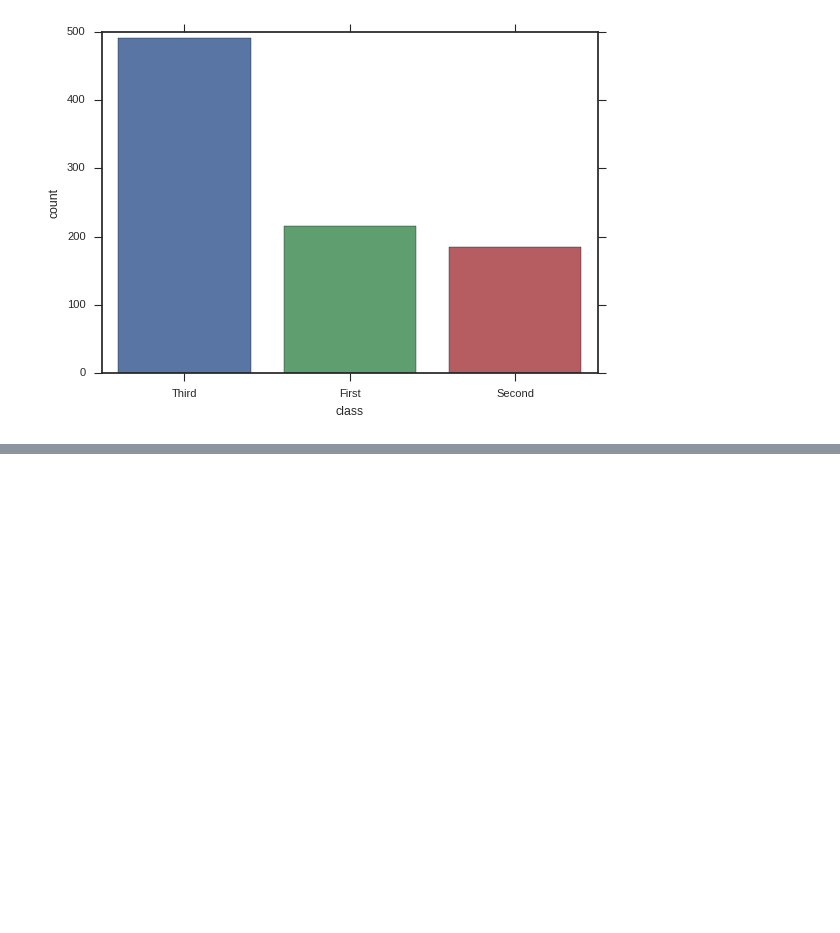
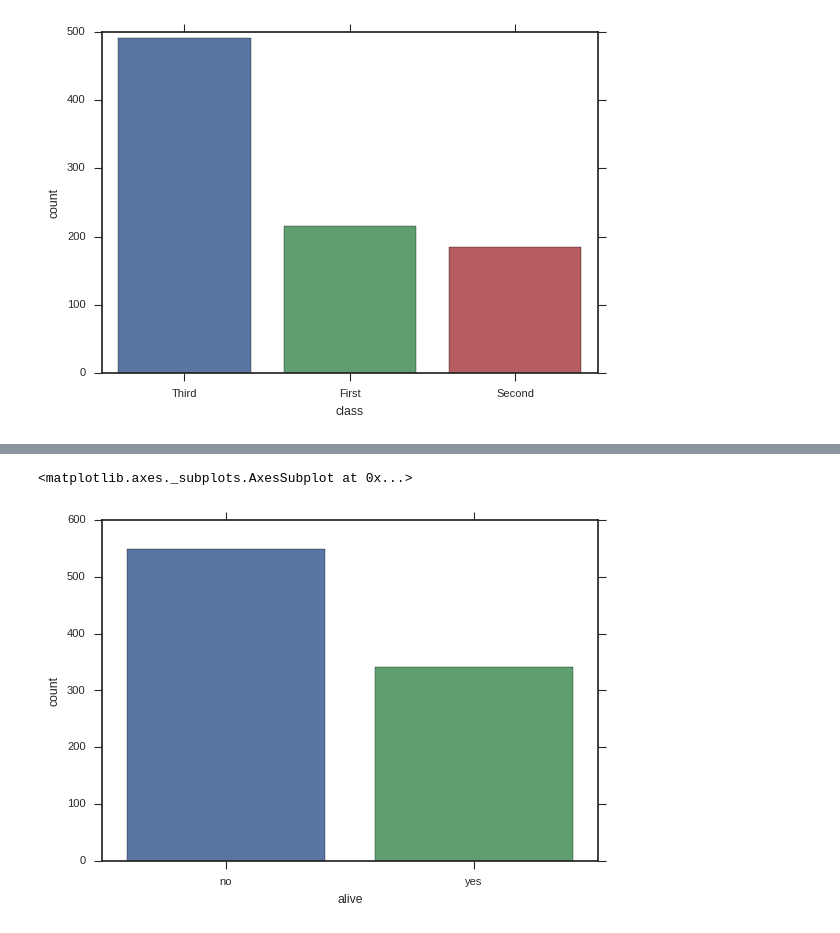
Before and after one commit to napsternxg/DataMiningPython, a Jupyter notebook: Lecture Notebooks/Getting Started.ipynb, the cells around one changed output, grey strips where cells are left out. Saved outputs shown, nothing was run; the diff lists cells and outputs as text; code cells hidden in the pictures; blank space fills up the shorter version.

```diff
--- a/Lecture Notebooks/Getting Started.ipynb
+++ b/Lecture Notebooks/Getting Started.ipynb
@@ -230,0 +236,5 @@ sns.countplot(x="class", data=df)
+# %%
+sns.countplot(x="alive", data=df)
+# %% [output]
+<matplotlib.axes._subplots.AxesSubplot at 0x...>
+[figure, added]
```
Also changed, not shown: parts of 16 cells of this notebook.
